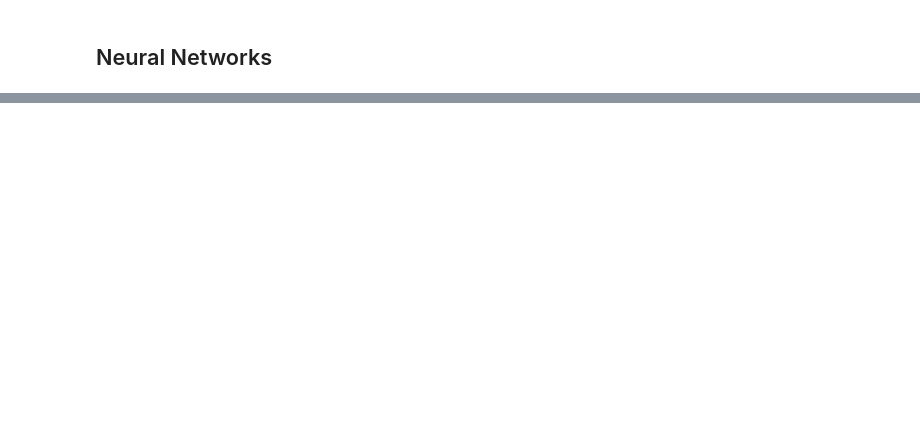
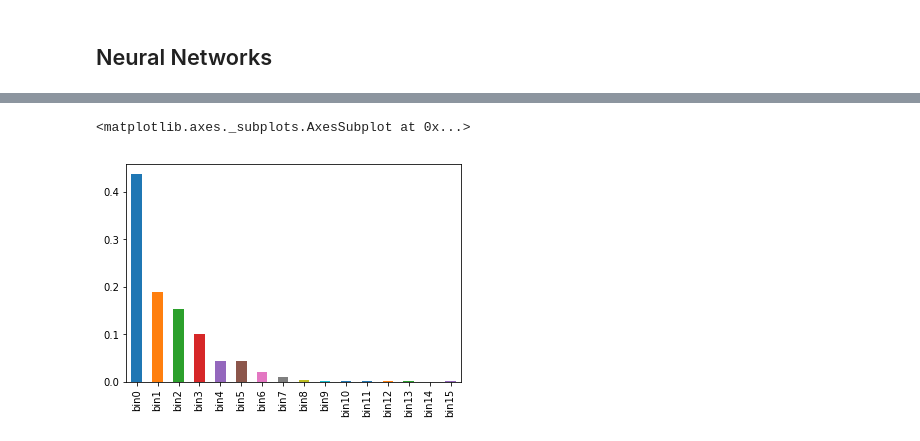
Before and after one commit to MihaiVisu/HonoursProject, a Jupyter notebook: notebooks/all_transport_data.ipynb, the cells around one changed output, grey strips where cells are left out. Saved outputs shown, nothing was run; the diff lists cells and outputs as text; code cells hidden in the pictures; blank space fills up the shorter version.

```diff
--- a/notebooks/all_transport_data.ipynb
+++ b/notebooks/all_transport_data.ipynb
@@ -240,0 +312,5 @@ Accuracy: 0.827519812479
+# %%
+normalised_bike_feb_bins.describe().loc['mean'].plot(kind='bar')
+# %% [output]
+<matplotlib.axes._subplots.AxesSubplot at 0x...>
+[figure, added]
```
Also changed, not shown: parts of 30 cells of this notebook, 1 other file.
